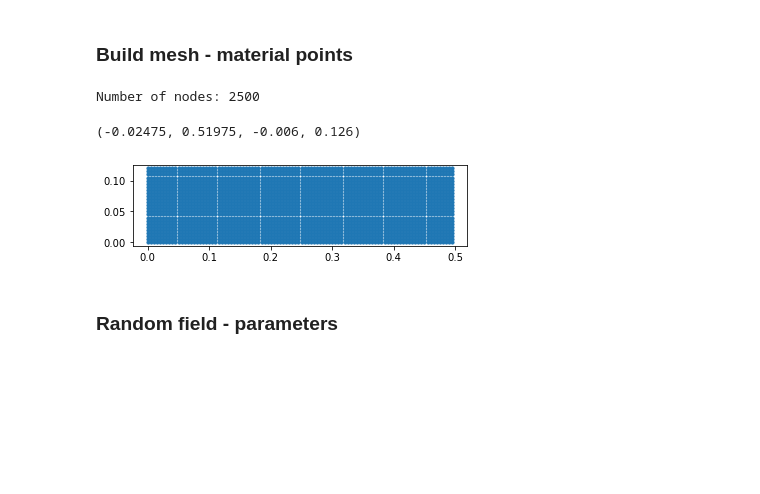
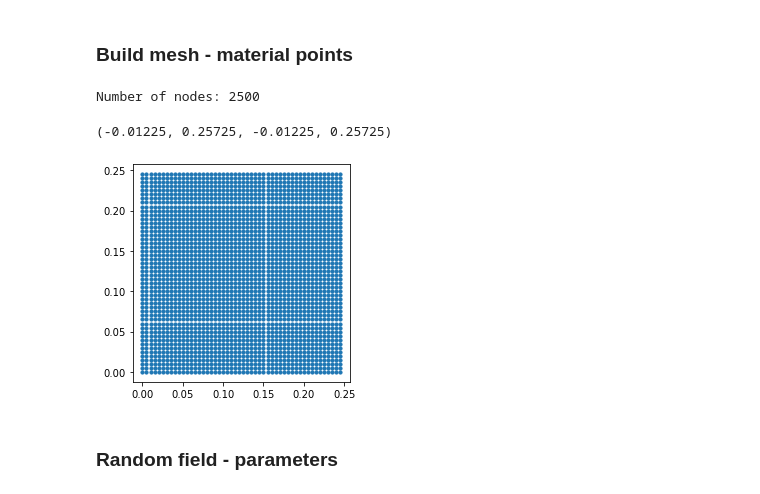
Before and after one commit to mark-hobbs/pyrf, a Jupyter notebook: Random_field_generation.ipynb, the cells around one changed output. Drawn from its saved outputs; the diff is of its cells as text; code cells hidden in the pictures; blank space fills up the shorter version.

```diff
--- a/Random_field_generation.ipynb
+++ b/Random_field_generation.ipynb
@@ -12,7 +12,7 @@ from matplotlib import cm
 # %%
 def build_material_point_coordinates(dx, n_div_x, n_div_y):
 
-    nodal_coordinates = numpy.zeros([n_div_x * n_div_y, 2])
+    nodal_coordinates = np.zeros([n_div_x * n_div_y, 2])
     counter = 0
 
     for i_y in range(n_div_y):      # Depth
@@ -23,17 +23,17 @@ def build_material_point_coordinates(dx, n_div_x, n_div_y):
             nodal_coordinates[counter, 1] = coord_y
             counter += 1
 
-    print("Number of nodes:", numpy.shape(nodal_coordinates)[0])
+    print("Number of nodes:", np.shape(nodal_coordinates)[0])
 
     return nodal_coordinates
 # %%
-nodal_coords = build_material_point_coordinates(5e-3, 100, 25)
+nodal_coords = build_material_point_coordinates(5e-3, 50, 50)
 plt.scatter(nodal_coords[:, 0], nodal_coords[:, 1], s=10)
 plt.axis('scaled')
 # %% [output]
 Number of nodes: 2500
-(-0.02475, 0.51975, -0.006, 0.126)
+(-0.01225, 0.25725, -0.01225, 0.25725)
-[figure, old version]
+[figure, new version]
 # %% [markdown]
 ### Random field - parameters
 # %%
```
Also changed, not shown: parts of 9 cells of this notebook, 1 other file.
